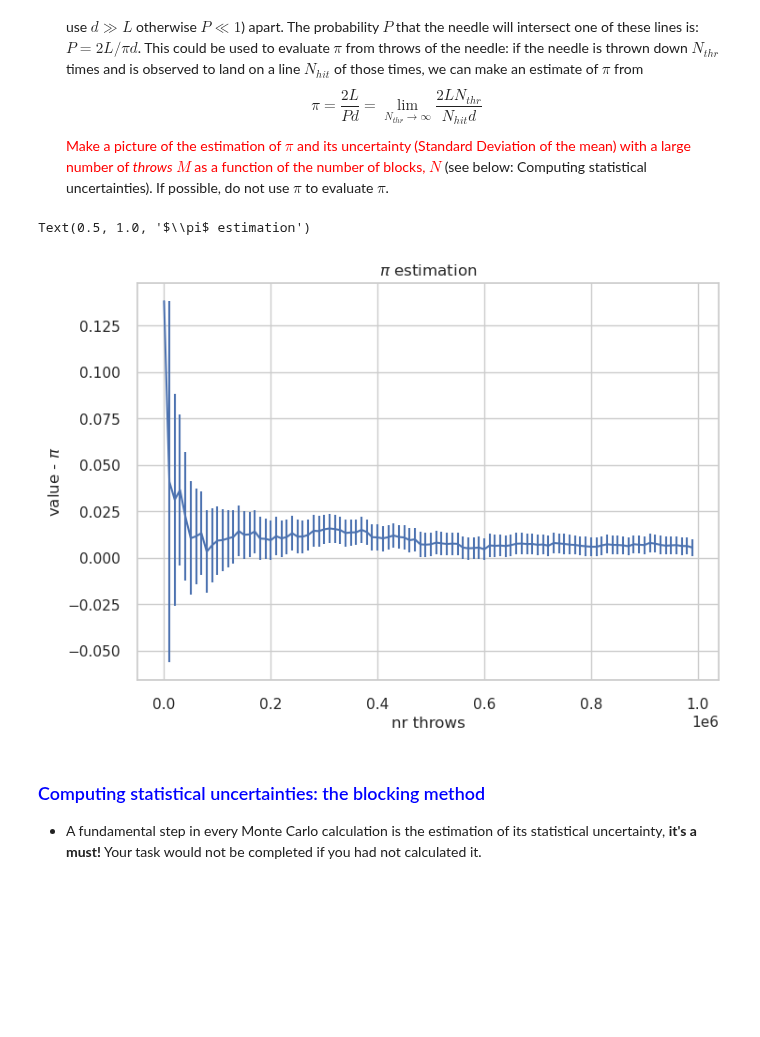
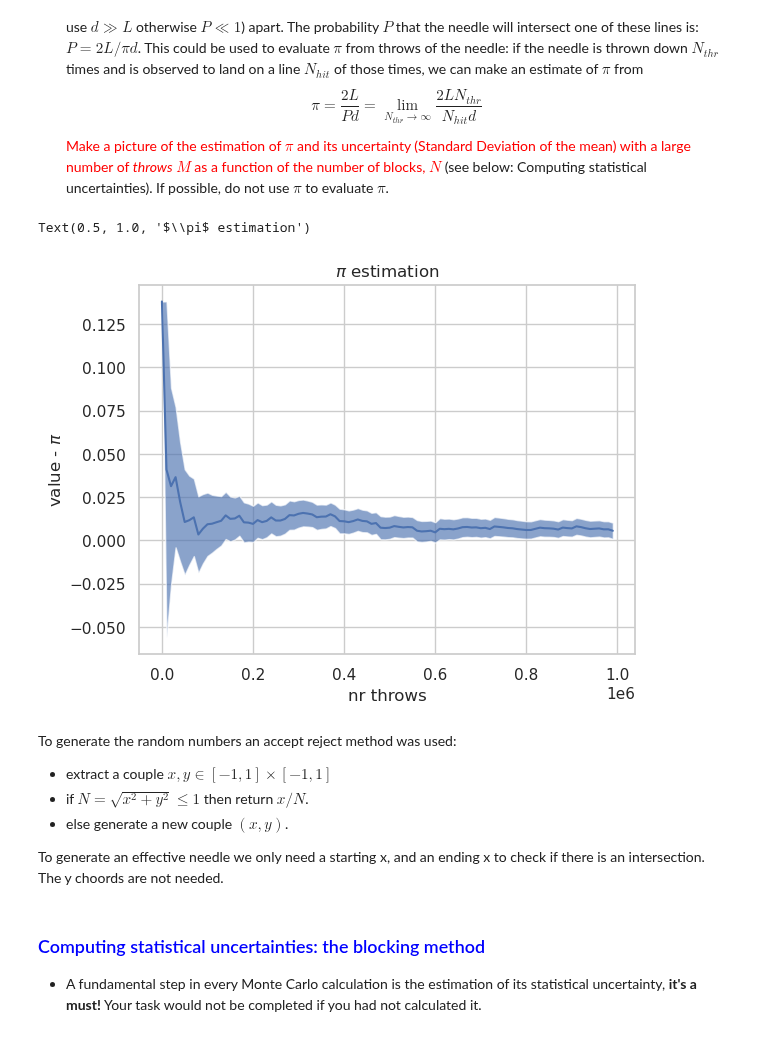
Before and after one commit to RandDouble/SimulazioneNumerica, a Jupyter notebook: LSN_Exercises_01.ipynb, the cells around one changed output. Drawn from its saved outputs; the diff is of its cells as text; code cells hidden in the pictures; blank space fills up the shorter version.

```diff
--- a/LSN_Exercises_01.ipynb
+++ b/LSN_Exercises_01.ipynb
@@ -281,14 +302,24 @@ $$\pi = \frac{2L}{Pd} = \lim_{N_{thr} \to \infty}\frac{2LN_{thr}}{N_{hit}d}$$
 # %%
 buffon_data = np.loadtxt("eser_1/1_3/buffon.csv", delimiter=',')
 x_buffon = np.arange(0, buffon_data.shape[0])
 
-plt.errorbar(x_buffon * 1e4, buffon_data[:, 0] - np.pi, buffon_data[:, 1])
+# plt.errorbar(x_buffon * 1e4, buffon_data[:, 0] - np.pi, buffon_data[:, 1])
+plt.plot(x_buffon * 1e4, buffon_data[:, 0] - np.pi)
+plt.fill_between(x_buffon * 1e4, buffon_data[:, 0] - buffon_data[:, 1] - np.pi, buffon_data[:, 0] + buffon_data[:, 1] - np.pi, alpha=0.65)
 plt.ylabel('value - $\pi$')
 plt.xlabel("nr throws")
 plt.title('$\pi$ estimation')
 # %% [output]
 Text(0.5, 1.0, '$\\pi$ estimation')
-[figure, old version]
+[figure, new version]
+# %% [markdown]
+To generate the random numbers an accept reject method was used:
+
+- extract a couple $x,y \in [-1, 1] \times [-1, 1]$
+- if $N = \sqrt{x^2 + y^2} \le 1$ then return $x / N$.
+- else generate a new couple $(x,y)$.
+
+To generate an effective needle we only need a starting x, and an ending x to check if there is an intersection. The y choords are not needed.
 # %% [markdown]
 ### <span style="color:blue">Computing statistical uncertainties: the blocking method</span>
 - A fundamental step in every Monte Carlo calculation is the estimation of its statistical uncertainty, **it's a must!** Your task would not be completed if you had not calculated it.
```
Also changed, not shown: parts of 12 cells of this notebook.
